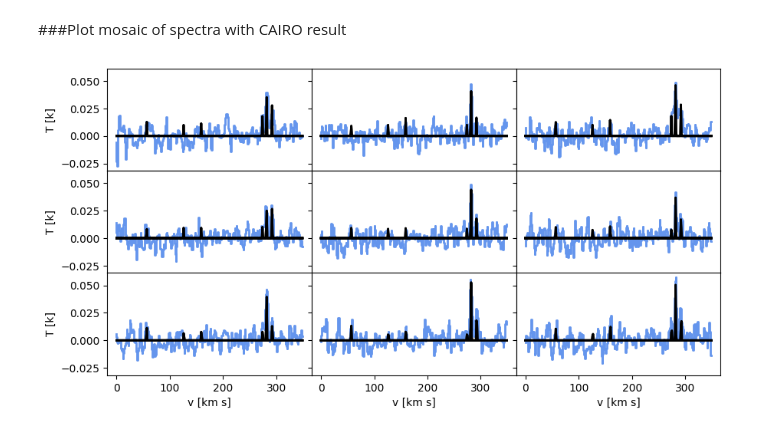
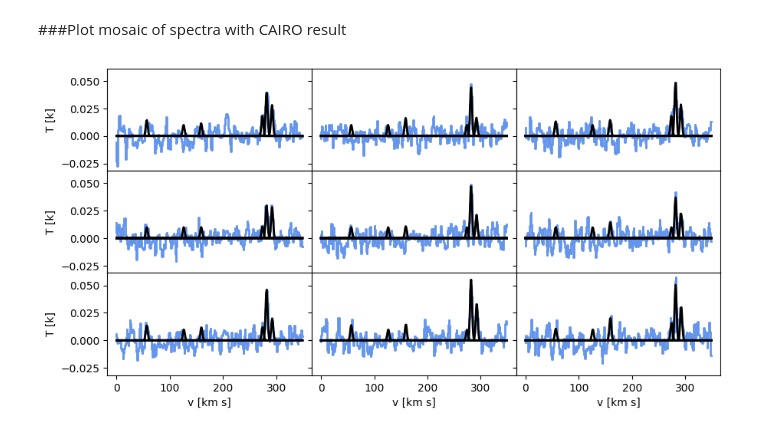
Before and after one commit to antoinemarchal/CAIRO, a Jupyter notebook: CAIRO_notebook.ipynb, the cells around one changed output. Saved outputs shown, nothing was run; the diff lists cells and outputs as text; code cells hidden in the pictures.

```diff
--- a/CAIRO_notebook.ipynb
+++ b/CAIRO_notebook.ipynb
@@ -68,6 +68,9 @@ hdu = fits.open(path+filename)
 hdr = hdu[0].header
 cube = hdu[0].data
 
+#Load LSF
+lsf = np.genfromtxt(path+"N5236_lsf.csv")[1:]
+
 plt.figure()
 plt.imshow(np.log10(cube[281]), origin="lower", cmap="inferno")
 # %% [output]
@@ -191,24 +194,24 @@ plt.imshow(dispersion[5], origin="lower", cmap="cubehelix")
 # %%
 #Plot mosaic spectra
 ny = 3; nx = 3
 #center_y = 25; center_x = 25
 center_y = int(cube.shape[2]/2); center_x = int(cube.shape[1]/2)
 x = np.arange(cube.shape[0])
 cb = "magenta"
 cw = "crimson"
 fig, axs = plt.subplots(3, 3, sharex=True, sharey=True, figsize=(8.,4.))
 fig.subplots_adjust(hspace=0, wspace=0, left=0, right=1, top=1, bottom=0)
 for i in np.arange(ny):
     for j in np.arange(nx):
         axs[i][j].step(x, cube[:,center_y+i,center_x+j], color='cornflowerblue', linewidth=2.)
-        axs[i][j].plot(x, model[:,center_y+i,center_x+j], linestyle="-", linewidth=2., color="k")
+        # axs[i][j].plot(x, model[:,center_y+i,center_x+j], linestyle="-", linewidth=2., color="k")
         for k in range(len(flux)):
             axs[i][j].plot(x, core.gauss(x, params[0::3][k][center_y+i,center_x+j],
                                             params[1::3][k][center_y+i,center_x+j],
-                                            params[2::3][k][center_y+i,center_x+j]),
+                                            np.sqrt(params[2::3][k][center_y+i,center_x+j]**2 + lsf[k]**2)),
                            linewidth=2., color="k")
         if j == 0: axs[i][j].set_ylabel(r'T [k]')
         axs[i][j].set_xlabel(r'v [km s]')
 # plt.savefig("plot/" + 'mosaic_spectra_all.png', format='png', bbox_inches='tight', pad_inches=0.02)
 # %% [output]
-[figure, old version]
+[figure, new version]
```
